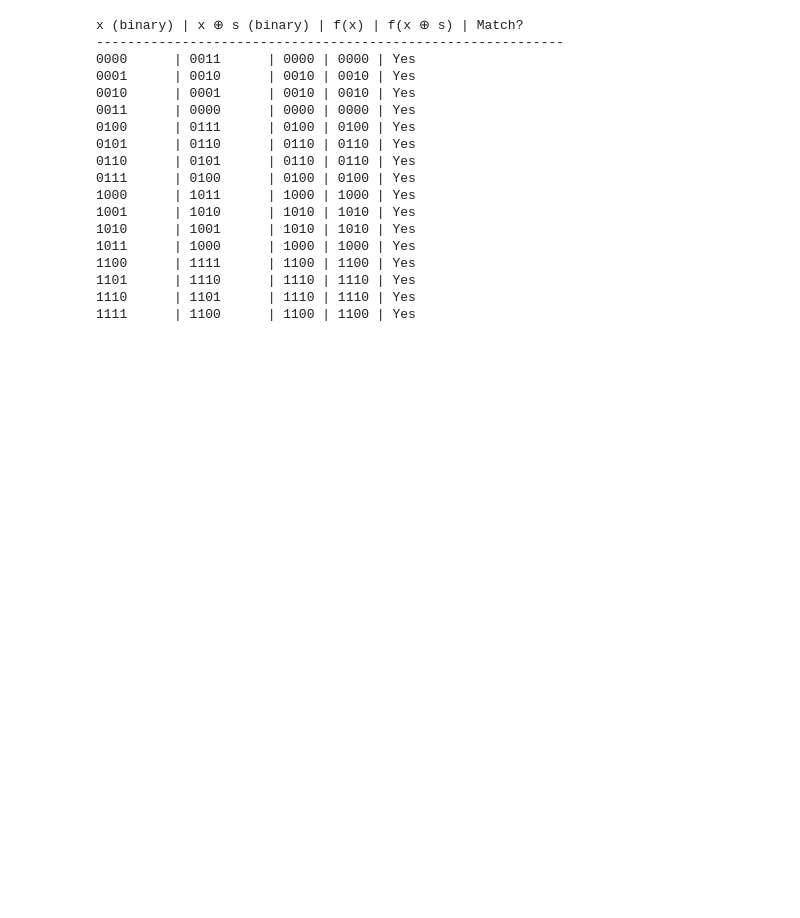
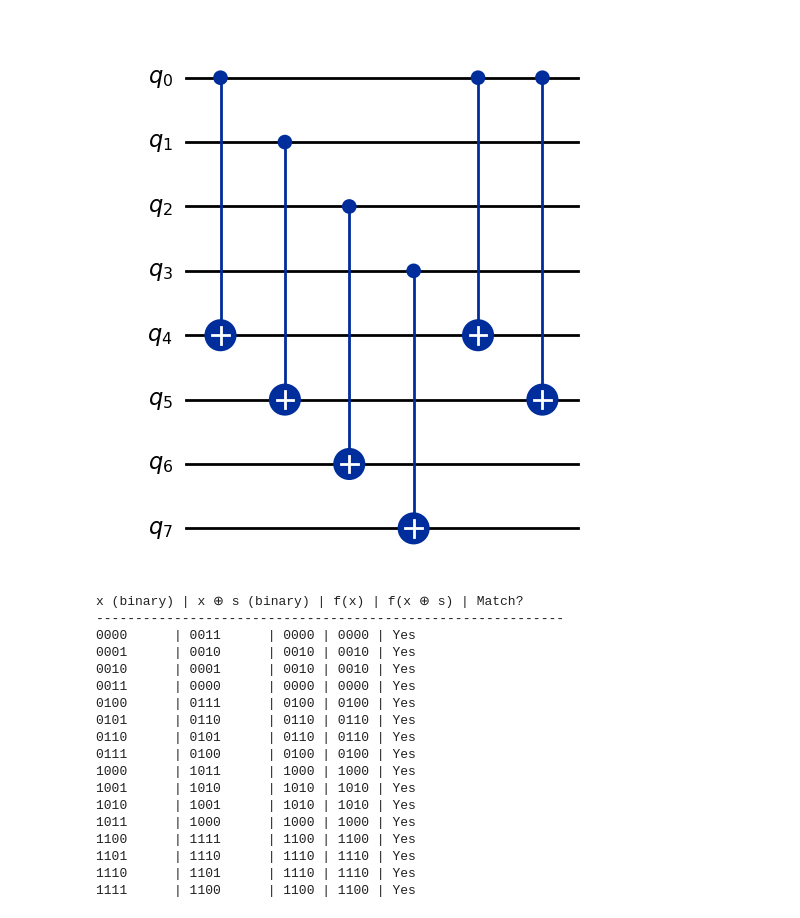
Before and after one commit to manhoosbilli1/Quantum_Computing_Learning, a Jupyter notebook: Task2/Simon/simons-function-check.ipynb, the cells around one changed output. Saved outputs shown, nothing was run; the diff lists cells and outputs as text; code cells hidden in the pictures; blank space fills up the shorter version.

Commit message:
simon officially done

```diff
--- a/Task2/Simon/simons-function-check.ipynb
+++ b/Task2/Simon/simons-function-check.ipynb
@@ -22,6 +22,8 @@ for i in range(n-1, -1, -1):
             m += 1
         break
     k += 1
+
+display(simon_oracle1.draw('mpl'))
 
 # Initialize the simulator
 simulator = AerSimulator()
@@ -45,33 +47,34 @@ def compute_fx(x, oracle, n):
     result = job.result()
     counts = result.get_counts()
     # Extract the output (there will be only one key since it's deterministic)
     fx = list(counts.keys())[0]
     return fx
 
 # Compute f(x) for all possible inputs x and store in a dictionary
 fx_dict = {}
 for x in range(2**n):
     fx = compute_fx(x, simon_oracle1, n)
     fx_dict[x] = fx
 
 # Print the truth table
 print("x (binary) | x ⊕ s (binary) | f(x) | f(x ⊕ s) | Match?")
 print("-" * 60)
 for x in range(2**n):
     # Convert x to 4-bit binary string
     x_bin = format(x, f'0{n}b')
     # Compute x ⊕ s
     x_xor_s = x ^ s_int
     # Convert x ⊕ s to 4-bit binary string
     x_xor_s_bin = format(x_xor_s, f'0{n}b')
     # Get f(x) and f(x ⊕ s) from the dictionary
     fx = fx_dict[x]
     fx_xor_s = fx_dict[x_xor_s]
     # Check if f(x) equals f(x ⊕ s)
     match = "Yes" if fx == fx_xor_s else "No"
     # Print the row
     print(f"{x_bin}      | {x_xor_s_bin}      | {fx} | {fx_xor_s} | {match}")
 # %% [output]
+[figure, added]
 x (binary) | x ⊕ s (binary) | f(x) | f(x ⊕ s) | Match?
 ------------------------------------------------------------
 0000      | 0011      | 0000 | 0000 | Yes
```
Also changed, not shown: 2 other files.
